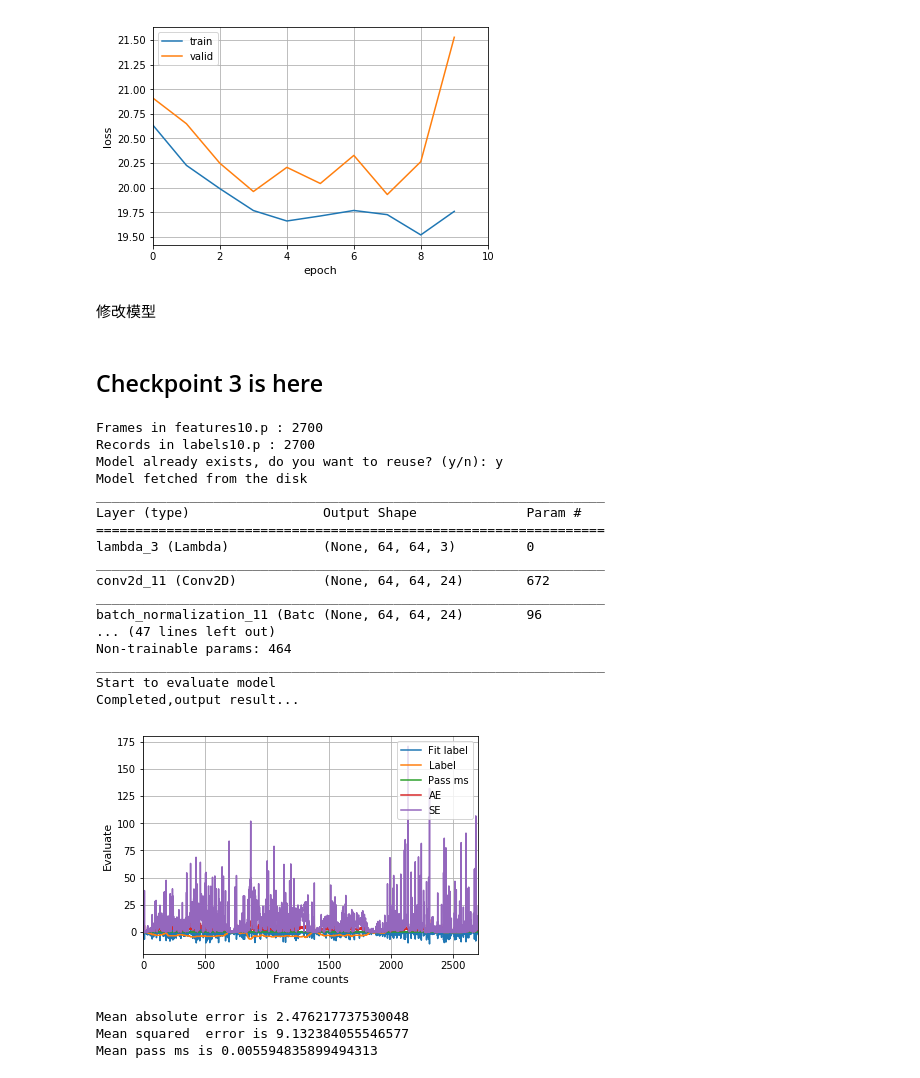
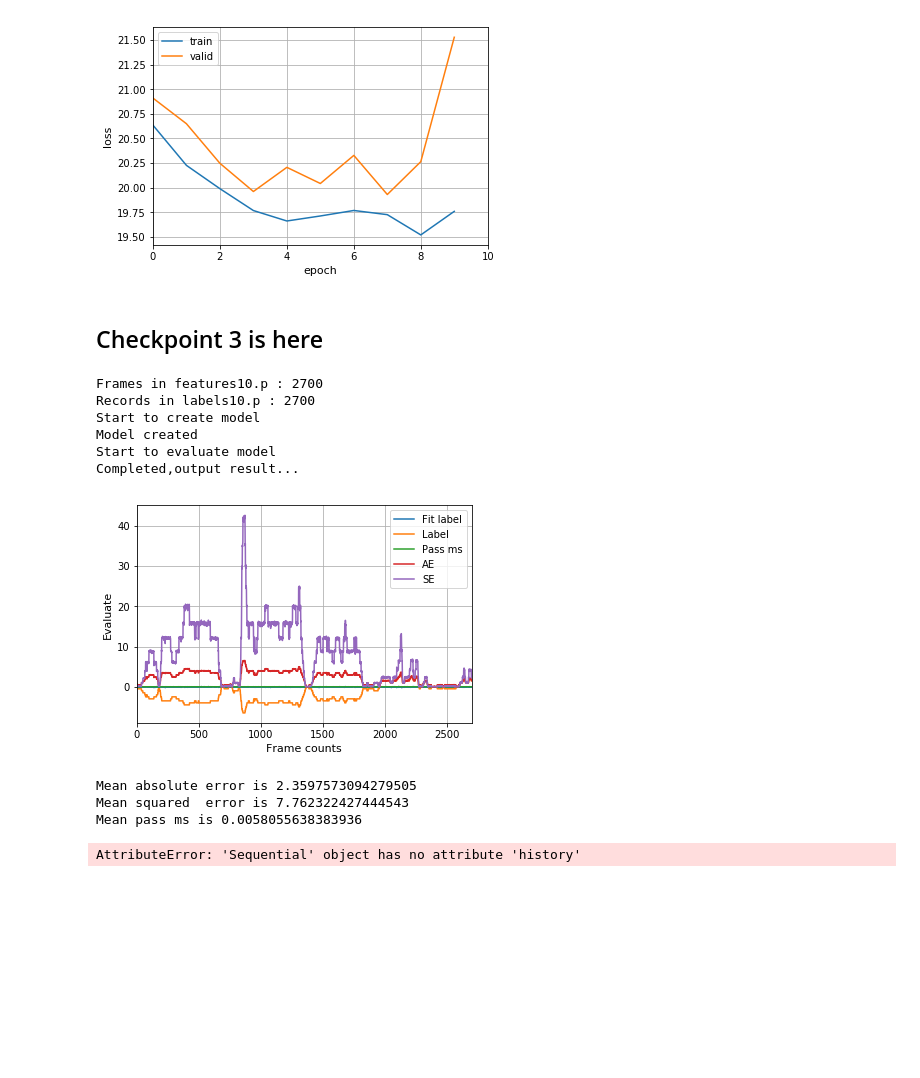
Before and after one commit to gdefenser/MyUdacity, a Jupyter notebook: CourseProjects/MLA_P7_DeepTesla/code.ipynb, the cells around one changed output. Cells and saved outputs as stored; diff of their text form; code cells hidden in the pictures; blank space fills up the shorter version.

```diff
--- a/CourseProjects/MLA_P7_DeepTesla/code.ipynb
+++ b/CourseProjects/MLA_P7_DeepTesla/code.ipynb
@@ -141,7 +139,7 @@ Using TensorFlow backend.
 # %% [markdown]
 分批读取数据集
 # %%
-all_features,all_labels = processor.load_dataset(1,2,need_ori=True)
+all_features,all_labels = processor.load_dataset(need_ori=True)
 # %% [output]
 Start to load datasets...
 Processing epoch01>>>
@@ -244,0 +187,3 @@ Mean pass ms is 0.005268102645874024
+# %%
+model = modelcoder.get_nvidia_model_2()
+fitted_model = processor.fit_model(all_features,all_labels,model,epochs=10)
@@ -251,14 +212,0 @@ test model
-# %%
-model = get_nvidia_model_2()
-
-features_file = utils.join_dir(params.pickle_dir,'features{:0>2}.p'.format(1))
-labels_file = utils.join_dir(params.pickle_dir,'labels{:0>2}.p'.format(1))
-
-feature = processor.load_features(features_file,1,need_ori=True)
-label = processor.load_labels(labels_file,1,need_ori=True)
-
-fitted_model = processor.fit_model(feature,label,model,epochs=35)
-processor.display_fit_result(fitted_model)
-
-model = utils.get_model()
-processor.evaluate_final_model(model,features,labels)
@@ -324,2 +243,0 @@ from keras import optimizers
-# %% [markdown]
-修改模型
@@ -333,42 +298,37 @@ from keras.layers.normalization import BatchNormalization
 # %%
 import utils
 import cv2
 import params
 import matplotlib.pyplot as plt
 import time
 import processor
 import numpy as np
+import modelcoder
 
 features_file = utils.join_dir(params.pickle_dir,'features10.p')
 labels_file = utils.join_dir(params.pickle_dir,'labels10.p')
 
 features = processor.load_features(features_file,10)
 labels = processor.load_labels(labels_file,10)
 
-model = utils.get_model()
+model = get_nvidia_model_2()
+#fitted_model=processor.fit_model(all_features,all_labels,model,epochs=10)
 processor.evaluate_final_model(model,features,labels)
 # %% [output]
 Frames in features10.p : 2700
 Records in labels10.p : 2700
-Model already exists, do you want to reuse? (y/n): y
-Model fetched from the disk
-_________________________________________________________________
-Layer (type)                 Output Shape              Param #
-=================================================================
-lambda_3 (Lambda)            (None, 64, 64, 3)         0
-_________________________________________________________________
-conv2d_11 (Conv2D)           (None, 64, 64, 24)        672
-_________________________________________________________________
-batch_normalization_11 (Batc (None, 64, 64, 24)        96
-... (47 lines left out)
-Non-trainable params: 464
-_________________________________________________________________
+Start to create model
+Model created
 Start to evaluate model
 Completed,output result...
-[figure, old version]
+[figure, new version]
-Mean absolute error is 2.476217737530048
-Mean squared  error is 9.132384055546577
-Mean pass ms is 0.005594835899494313
+Mean absolute error is 2.3597573094279505
+Mean squared  error is 7.762322427444543
+Mean pass ms is 0.0058055638383936
+# %%
+processor.display_fit_result(fitted_model)
+# %% [output]
+AttributeError: 'Sequential' object has no attribute 'history'
 # %%
 def get_combine_img(need_ori=False):
     video_idx = 10
```
Also changed, not shown: parts of 14 cells of this notebook, 2 other files.
